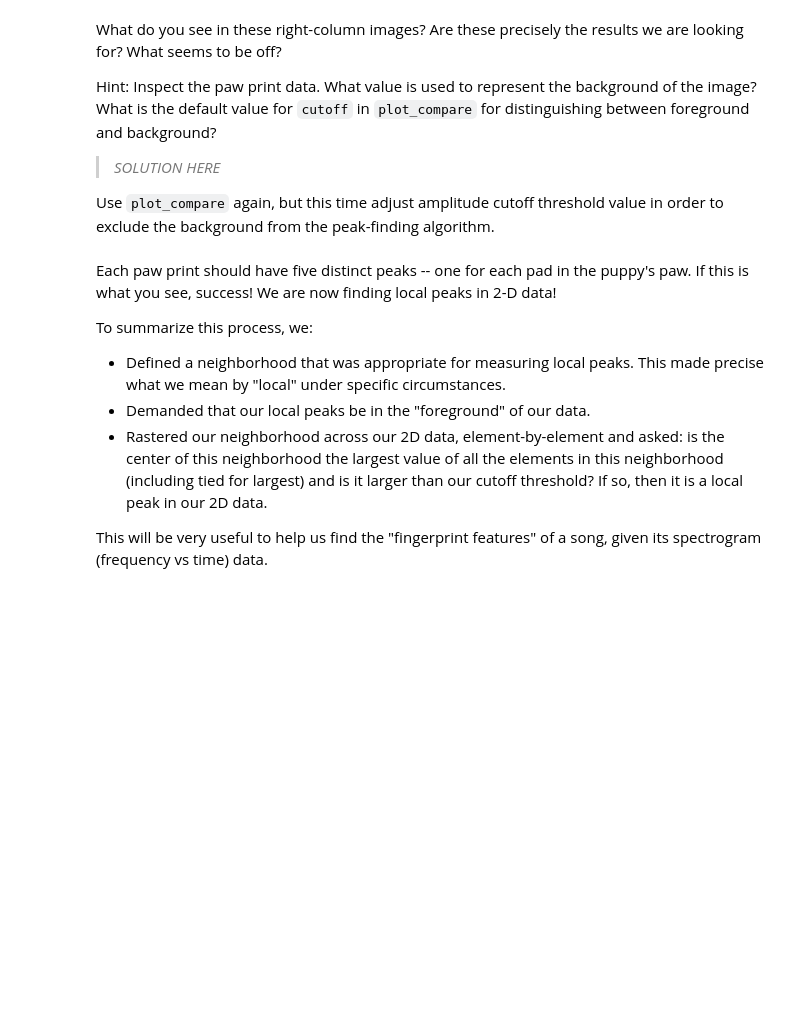
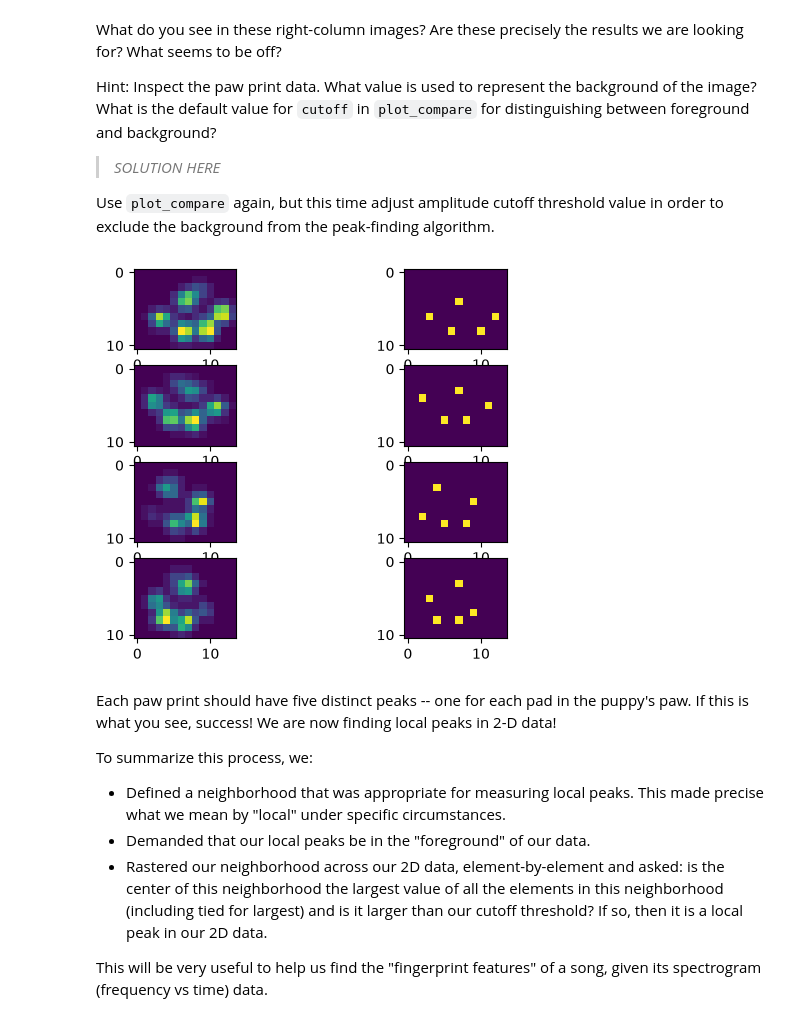
Before and after one commit to Cog-gurts/Shazam-Project, a Jupyter notebook: Day 4/PeakFinding_STUDENT.ipynb, the cells around one changed output. Cells and saved outputs as stored; diff of their text form; code cells hidden in the pictures; blank space fills up the shorter version.

```diff
--- a/Day 4/PeakFinding_STUDENT.ipynb
+++ b/Day 4/PeakFinding_STUDENT.ipynb
@@ -287,11 +298,11 @@ def local_peaks_mask(data: np.ndarray, cutoff: float) -> np.ndarray:
     1 indicates a local peak."""
     # Generate a rank-2, connectivity-2 neighborhood array
     # We will not use `iterate_structure` in this example
-    neighborhood_array = #
+    neighborhood_array = generate_binary_structure(rank=2, connectivity=2)
 
     # Use that neighborhood to find the local peaks in `data`.
     # Pass `cutoff` as `amp_min` to `local_peak_locations`.
-    peak_locations = #
+    peak_locations = local_peak_locations(data, neighborhood_array, amp_min=cutoff)
 
     # Turns the list of (row, col) peak locations into a shape-(N_peak, 2) array
     # Save the result to the variable `peak_locations`
@@ -356,7 +367,9 @@ What is the default value for `cutoff` in `plot_compare` for distinguishing betw
 
 Use `plot_compare` again, but this time adjust amplitude cutoff threshold value in order to exclude the background from the peak-finding algorithm.
 # %%
-# STUDENT CODE HERE
+plot_compare(paws, local_peaks_mask, cutoff=0);
+# %% [output]
+[figure, added]
 # %% [markdown]
 Each paw print should have five distinct peaks -- one for each pad in the puppy's paw. If this is what you see, success! We are now finding local peaks in 2-D data!
 
```
Also changed, not shown: parts of 7 cells of this notebook, 1 other file.
